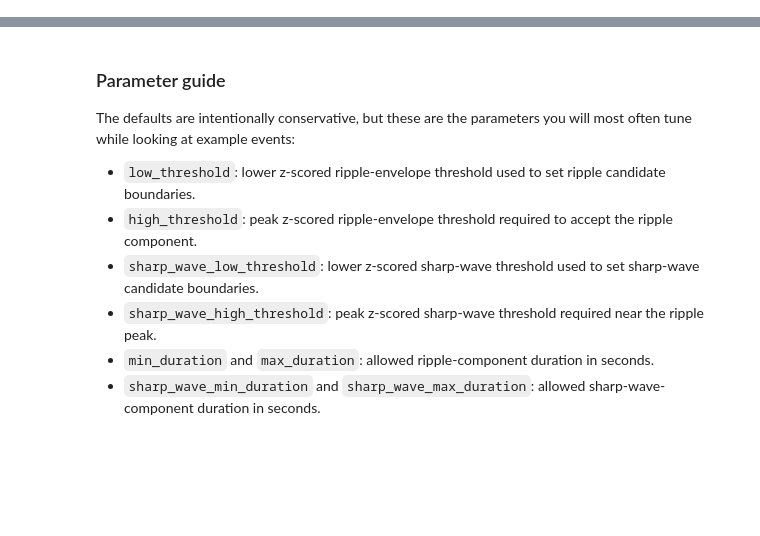
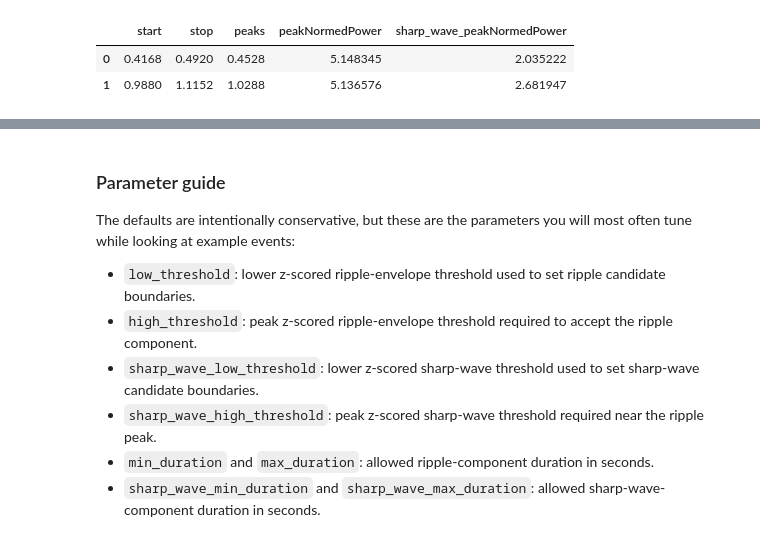
Before and after one commit to ryanharvey1/neuro_py, a Jupyter notebook: tutorials/sharp_wave_ripple_detection.ipynb, the cells around one changed output, grey strips where cells are left out. Drawn from its saved outputs; the diff is of its cells as text; code cells hidden in the pictures; blank space fills up the shorter version.

```diff
--- a/tutorials/sharp_wave_ripple_detection.ipynb
+++ b/tutorials/sharp_wave_ripple_detection.ipynb
@@ -265,0 +35,91 @@ The important behavior is still joint detection: a candidate event must pass sep
+# %%
+RIPPLE_FREQUENCY = 165.0
+
+
+def normalize(signal_in):
+    signal_in = np.asarray(signal_in, dtype=float)
+    return (signal_in - signal_in.mean()) / signal_in.std()
+
+
+def brown_noise(n_samples, seed=None):
+    """Generate normalized brown noise with power decreasing at low frequencies."""
+    rng = np.random.default_rng(seed)
+    uneven = n_samples % 2
+    spectrum = rng.normal(size=n_samples // 2 + 1 + uneven) + 1j * rng.normal(
+        size=n_samples // 2 + 1 + uneven
+    )
+    scale = np.arange(1, spectrum.size + 1)
+    noise = np.fft.irfft(spectrum / scale).real
+    if uneven:
+        noise = noise[:-1]
+    return normalize(noise)
+
+
+def simulate_swr_session(
+    fs=1250.0,
+    duration=1.5,
+    swr_times=(0.45, 1.02),
+    ripple_amplitude=2.0,
+    ripple_duration=0.100,
+    sharp_wave_amplitude=-2.8,
+    sharp_wave_duration=0.140,
+    ripple_noise_amplitude=1.1,
+    sharp_wave_noise_amplitude=0.8,
+    seed=7,
+):
+    timestamps = np.arange(0.0, duration, 1.0 / fs)
+    ripple_channel = ripple_noise_amplitude * brown_noise(timestamps.size, seed=seed)
+    sharp_wave_channel = sharp_wave_noise_amplitude * brown_noise(
+        timestamps.size, seed=seed + 1
+    )
+
+    ripple_carrier = np.sin(2 * np.pi * RIPPLE_FREQUENCY * timestamps)
+    for center in swr_times:
+        ripple_envelope = np.exp(
+            -((timestamps - center) ** 2) / (2 * (ripple_duration / 6.0) ** 2)
+        )
+        sharp_wave_envelope = np.exp(
+            -((timestamps - center) ** 2) / (2 * (sharp_wave_duration / 6.0) ** 2)
+        )
+        ripple_channel += ripple_amplitude * ripple_carrier * ripple_envelope
+        sharp_wave_channel += sharp_wave_amplitude * sharp_wave_envelope
+
+    truth = pd.DataFrame(
+        {
+            "event_type": "swr",
+            "true_time": np.asarray(swr_times, dtype=float),
+            "true_start": np.asarray(swr_times, dtype=float) - ripple_duration / 2.0,
+            "true_stop": np.asarray(swr_times, dtype=float) + ripple_duration / 2.0,
+        }
+    )
+    return timestamps, ripple_channel, sharp_wave_channel, truth
+
+
+sim_timestamps, sim_ripple, sim_sharp_wave, sim_truth = simulate_swr_session()
+
+sim_events = detect_sharp_wave_ripples(
+    ripple_signal=sim_ripple,
+    sharp_wave_signal=sim_sharp_wave,
+    fs=1250.0,
+    timestamps=sim_timestamps,
+    ripple_channel=0,
+    low_threshold=0.6,
+    high_threshold=1.8,
+    sharp_wave_low_threshold=0.4,
+    sharp_wave_high_threshold=1.4,
+    smooth_sigma=0.002,
+    min_duration=0.020,
+    max_duration=0.120,
+    sharp_wave_min_duration=0.020,
+    sharp_wave_max_duration=0.220,
+    peak_window=0.060,
+    merge_gap=0.010,
+    boundary_mode="union",
+    save_mat=False,
+)
+
+sim_events[["start", "stop", "peaks", "peakNormedPower", "sharp_wave_peakNormedPower"]]
+# %% [output]
+|  | start | stop | peaks | peakNormedPower | sharp_wave_peakNormedPower |
+| 0 | 0.4168 | 0.4920 | 0.4528 | 5.148345 | 2.035222 |
+| 1 | 0.9880 | 1.1152 | 1.0288 | 5.136576 | 2.681947 |
```
Also changed, not shown: parts of 15 cells of this notebook.
